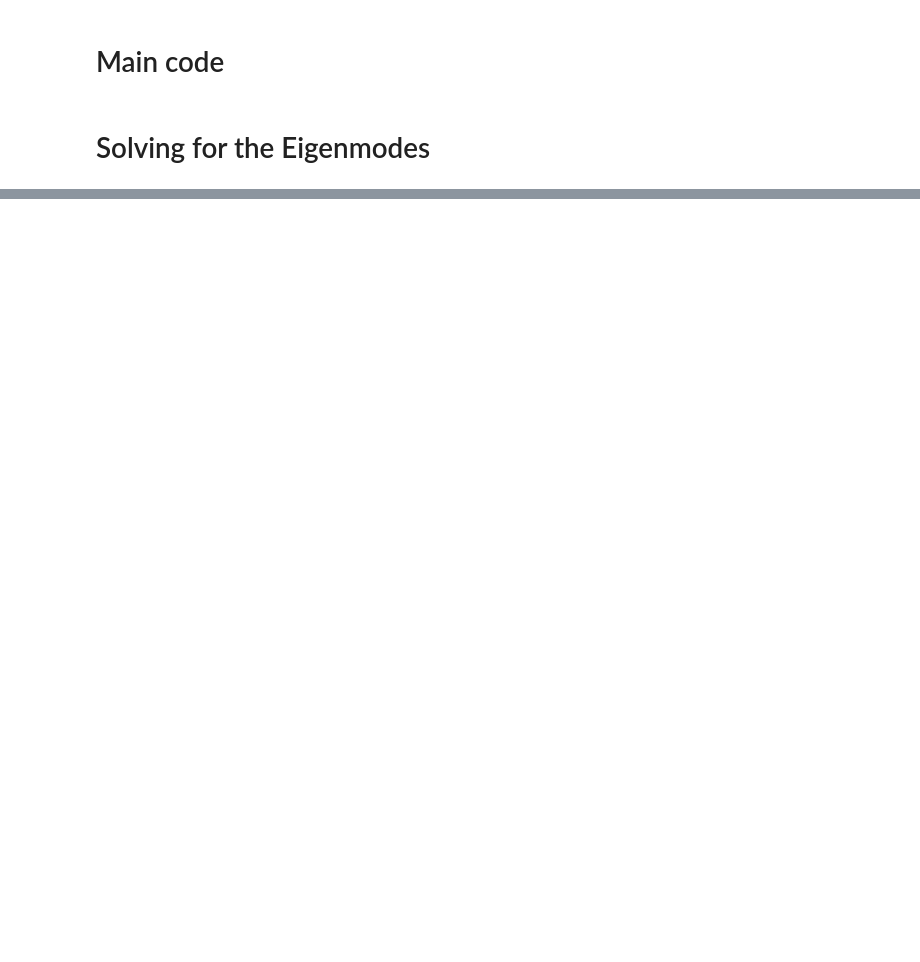
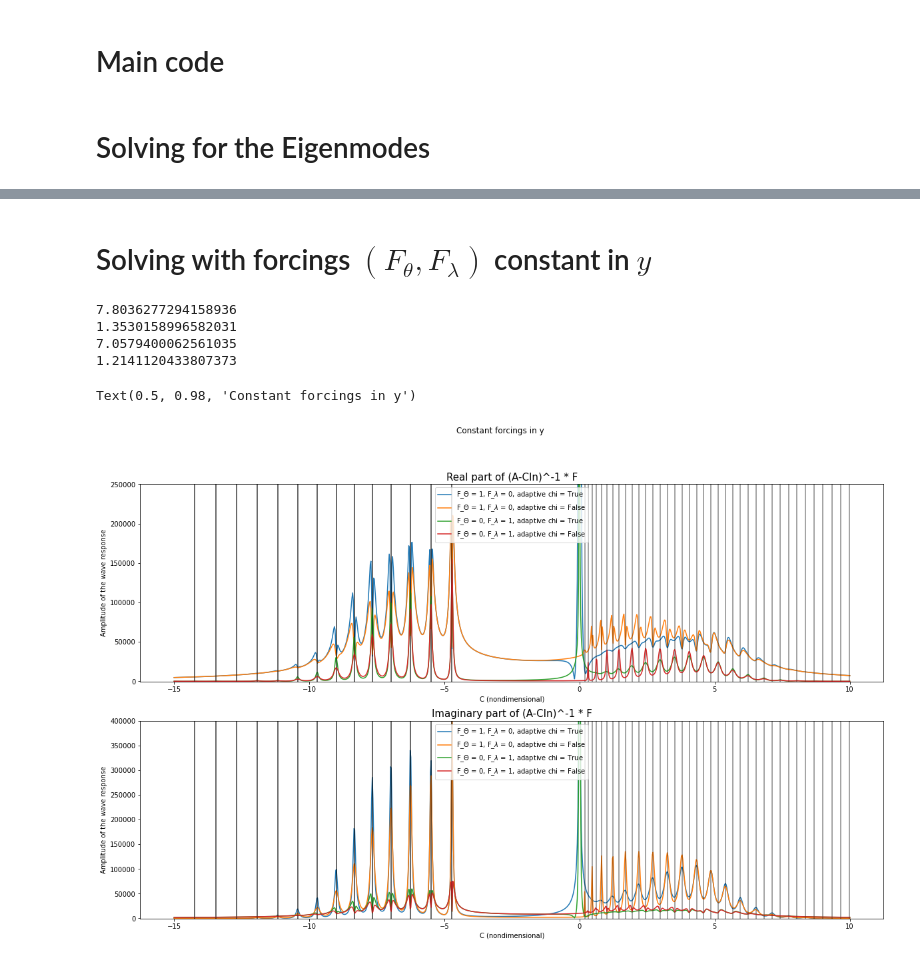
Before and after one commit to qnicolas/macwaves, a Jupyter notebook: hlMACWaves.ipynb, the cells around one changed output, grey strips where cells are left out. Saved outputs shown, nothing was run; the diff lists cells and outputs as text; code cells hidden in the pictures; blank space fills up the shorter version.

```diff
--- a/hlMACWaves.ipynb
+++ b/hlMACWaves.ipynb
@@ -126,0 +189,17 @@ Quality factor : 69.34
+# %% [markdown]
+# Solving with forcings $(F_\theta,F_\lambda)$ constant in $y$
+# %%
+fig,ax=plt.subplots(2,1,figsize=(20,12))
+plotResponses(ax,ngrid,m,M,1,1,0,"1","0",adaptchi=True ,bounds=[-15.,10.])
+plotResponses(ax,ngrid,m,M,1,1,0,"1","0",adaptchi=False,bounds=[-15.,10.])
+plotResponses(ax,ngrid,m,M,1,0,1,"0","1",adaptchi=True ,bounds=[-15.,10.])
+plotResponses(ax,ngrid,m,M,1,0,1,"0","1",adaptchi=False,bounds=[-15.,10.])
+ax[0].set_ylim(-5e2,2.5e5);ax[1].set_ylim(-5e2,4e5)
+fig.suptitle("Constant forcings in y")
+# %% [output]
+7.8036277294158936
+1.3530158996582031
+7.0579400062561035
+1.2141120433807373
+Text(0.5, 0.98, 'Constant forcings in y')
+[figure, added]
```
Also changed, not shown: parts of 13 cells of this notebook, 6 other files.
